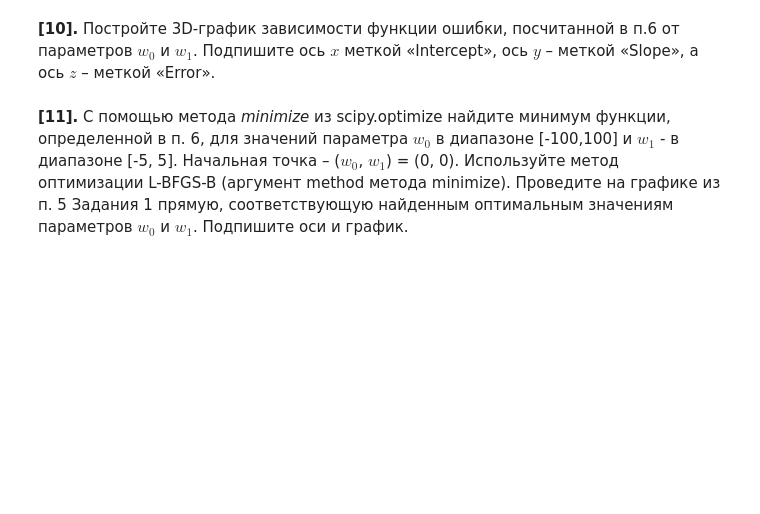
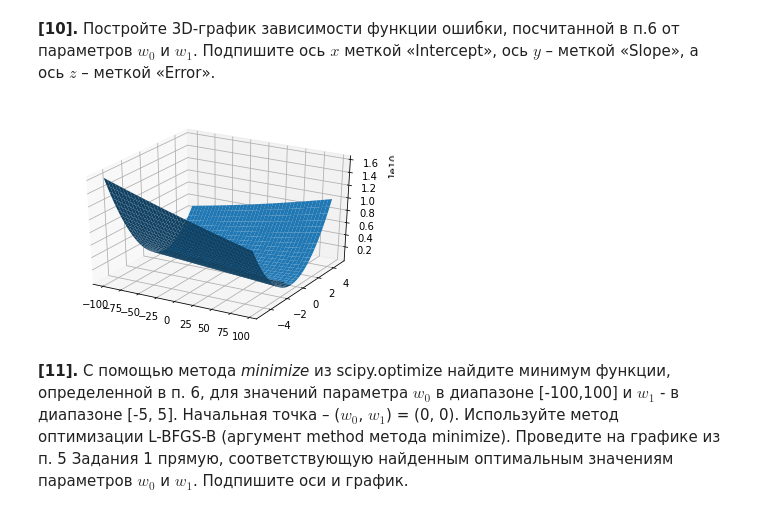
Before and after one commit to qweasd7924/MIPT-machine-learning, a Jupyter notebook: c2/w1/peer_review_linreg_height_weight.ipynb, the cells around one changed output. Cells and saved outputs as stored; diff of their text form; code cells hidden in the pictures; blank space fills up the shorter version.

```diff
--- a/c2/w1/peer_review_linreg_height_weight.ipynb
+++ b/c2/w1/peer_review_linreg_height_weight.ipynb
@@ -203,3 +227,16 @@ plt.show()
+# %%
+fig = plt.figure()
+ax = fig.gca(projection='3d') # get current axis
+# Ваш код здесь
+w0 = np.arange(-100,100,5)
+w1 = np.arange(-5,5,0.25)
+w0, w1 = np.meshgrid(w0, w1)
+z = error(w0,w1)
+
+surf = ax.plot_surface(w0,w1,z)
+plt.show()
+# %% [output]
+[figure, added]
 # %%
 # Ваш код здесь
 # %%
```
Also changed, not shown: parts of 17 cells of this notebook.
